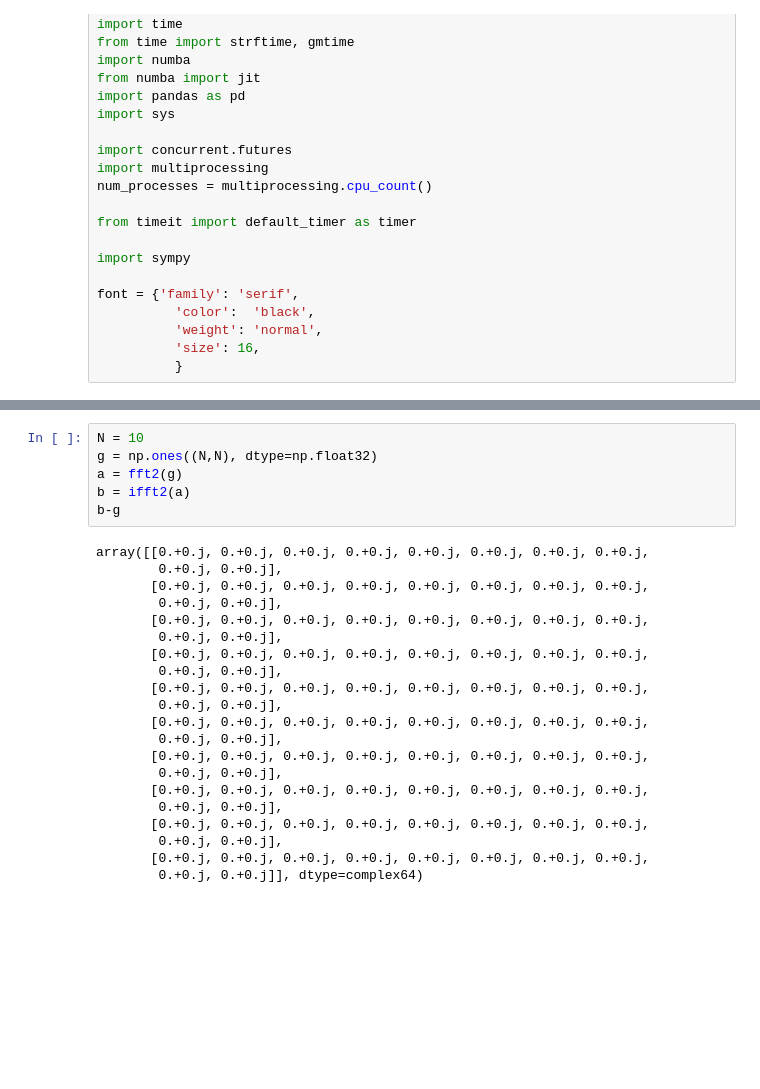
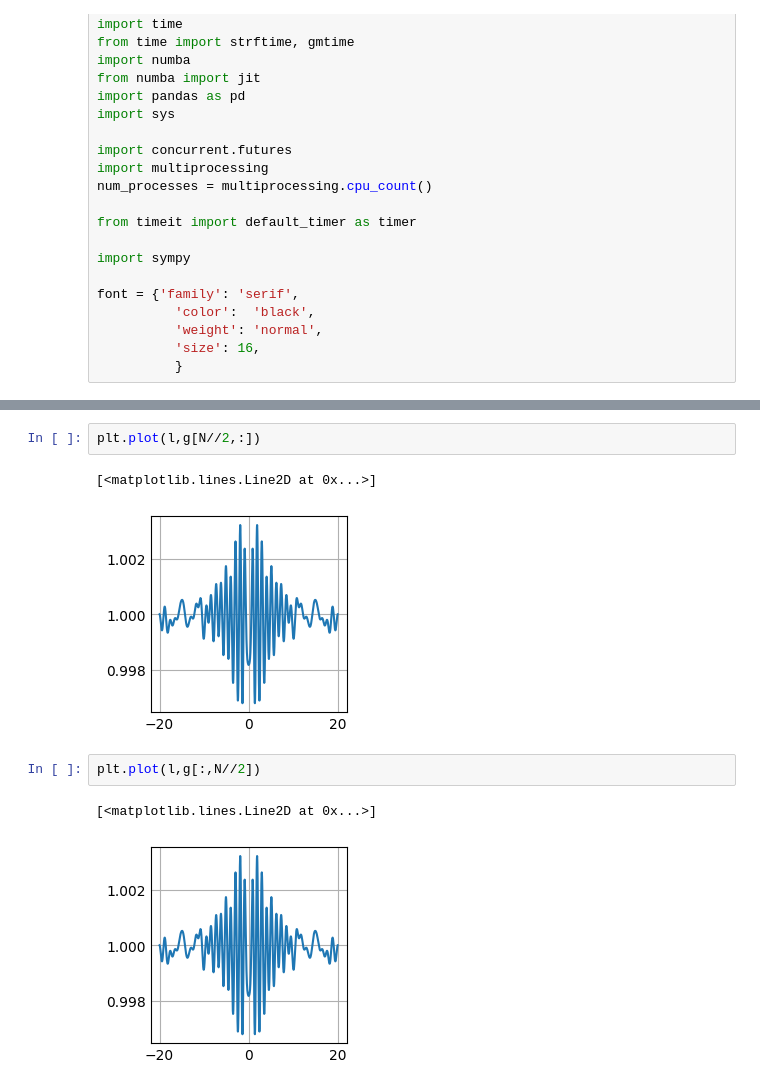
Before and after one commit to Danielslimaa/HNC-cartesian, a Jupyter notebook: main.ipynb, the cells around one changed output, grey strips where cells are left out. Drawn from its saved outputs; the diff is of its cells as text; blank space fills up the shorter version.

```diff
--- a/main.ipynb
+++ b/main.ipynb
@@ -155,27 +148,10 @@ plt.show()
-# %%
-N = 10
-g = np.ones((N,N), dtype=np.float32)
-a = fft2(g)
-b = ifft2(a)
-b-g
-# %% [output]
-array([[0.+0.j, 0.+0.j, 0.+0.j, 0.+0.j, 0.+0.j, 0.+0.j, 0.+0.j, 0.+0.j,
-        0.+0.j, 0.+0.j],
-       [0.+0.j, 0.+0.j, 0.+0.j, 0.+0.j, 0.+0.j, 0.+0.j, 0.+0.j, 0.+0.j,
-        0.+0.j, 0.+0.j],
-       [0.+0.j, 0.+0.j, 0.+0.j, 0.+0.j, 0.+0.j, 0.+0.j, 0.+0.j, 0.+0.j,
-        0.+0.j, 0.+0.j],
-       [0.+0.j, 0.+0.j, 0.+0.j, 0.+0.j, 0.+0.j, 0.+0.j, 0.+0.j, 0.+0.j,
-        0.+0.j, 0.+0.j],
-       [0.+0.j, 0.+0.j, 0.+0.j, 0.+0.j, 0.+0.j, 0.+0.j, 0.+0.j, 0.+0.j,
-        0.+0.j, 0.+0.j],
-       [0.+0.j, 0.+0.j, 0.+0.j, 0.+0.j, 0.+0.j, 0.+0.j, 0.+0.j, 0.+0.j,
-        0.+0.j, 0.+0.j],
-       [0.+0.j, 0.+0.j, 0.+0.j, 0.+0.j, 0.+0.j, 0.+0.j, 0.+0.j, 0.+0.j,
-        0.+0.j, 0.+0.j],
-       [0.+0.j, 0.+0.j, 0.+0.j, 0.+0.j, 0.+0.j, 0.+0.j, 0.+0.j, 0.+0.j,
-        0.+0.j, 0.+0.j],
-       [0.+0.j, 0.+0.j, 0.+0.j, 0.+0.j, 0.+0.j, 0.+0.j, 0.+0.j, 0.+0.j,
-        0.+0.j, 0.+0.j],
-       [0.+0.j, 0.+0.j, 0.+0.j, 0.+0.j, 0.+0.j, 0.+0.j, 0.+0.j, 0.+0.j,
-        0.+0.j, 0.+0.j]], dtype=complex64)
+# %%
+plt.plot(l,g[N//2,:])
+# %% [output]
+[<matplotlib.lines.Line2D at 0x...>]
+[figure, added]
+# %%
+plt.plot(l,g[:,N//2])
+# %% [output]
+[<matplotlib.lines.Line2D at 0x...>]
+[figure, added]
```
Also changed, not shown: parts of 4 cells of this notebook.
